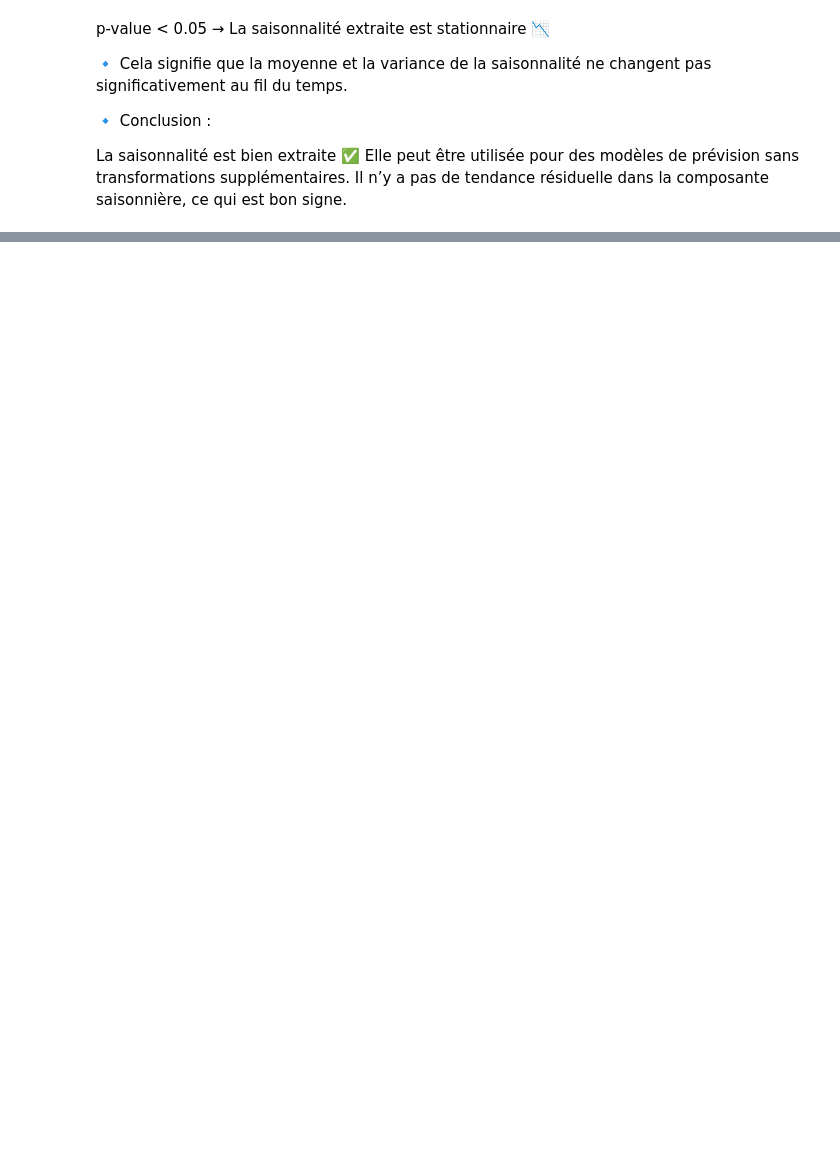
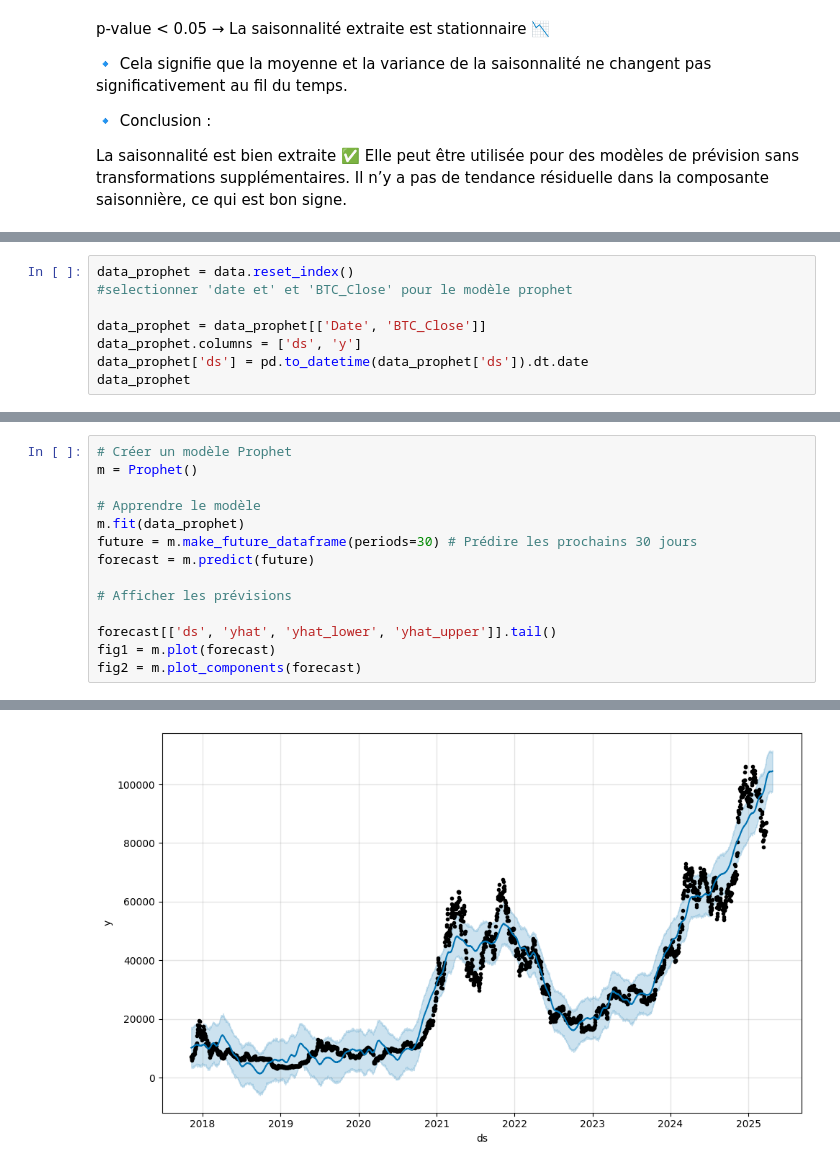
Before and after one commit to donaldseddy/Analyse-comparative-entre-Bitcoin-et-Ethereum, a Jupyter notebook: notebooks/data_collection.ipynb, the cells around one changed output, grey strips where cells are left out. Saved outputs shown, nothing was run; the diff lists cells and outputs as text; blank space fills up the shorter version.

Commit message:
terminer la predition avec le modele prophet

```diff
--- a/notebooks/data_collection.ipynb
+++ b/notebooks/data_collection.ipynb
@@ -277,0 +294,8 @@ adf_test
+# %%
+data_prophet = data.reset_index()
+#selectionner 'date et' et 'BTC_Close' pour le modèle prophet
+
+data_prophet = data_prophet[['Date', 'BTC_Close']]
+data_prophet.columns = ['ds', 'y']
+data_prophet['ds'] = pd.to_datetime(data_prophet['ds']).dt.date
+data_prophet
@@ -277,0 +316,15 @@ adf_test
+# %%
+# Créer un modèle Prophet
+m = Prophet()
+
+# Apprendre le modèle
+m.fit(data_prophet)
+future = m.make_future_dataframe(periods=30) # Prédire les prochains 30 jours
+forecast = m.predict(future)
+
+# Afficher les prévisions
+
+forecast[['ds', 'yhat', 'yhat_lower', 'yhat_upper']].tail()
+fig1 = m.plot(forecast)
+fig2 = m.plot_components(forecast)
+# %% [output]
@@ -277,0 +333 @@ adf_test
+[figure, added]
```
Also changed, not shown: parts of 17 cells of this notebook, 1 other file.
